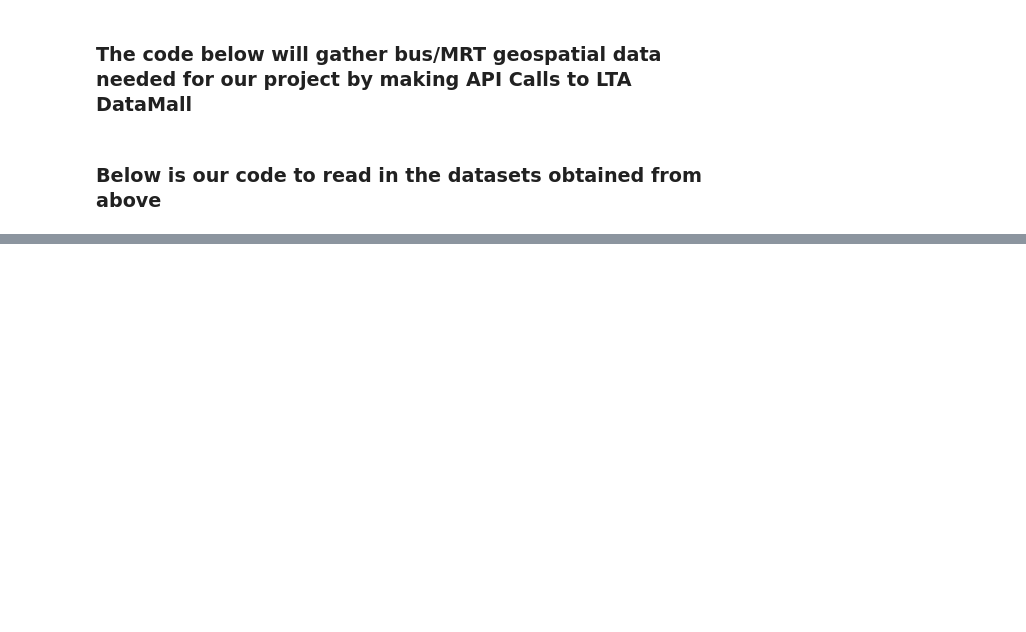
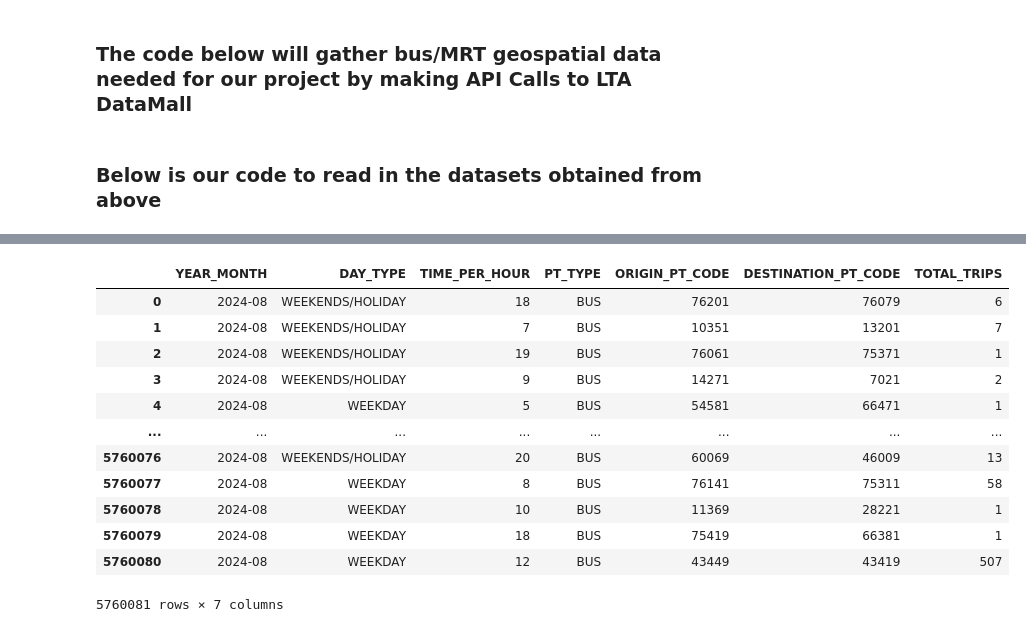
Before and after one commit to brandono7/DSA4264_Geospatial, a Jupyter notebook: Data Prepocessing.ipynb, the cells around one changed output, grey strips where cells are left out. Saved outputs shown, nothing was run; the diff lists cells and outputs as text; code cells hidden in the pictures; blank space fills up the shorter version.

```diff
--- a/Data Prepocessing.ipynb
+++ b/Data Prepocessing.ipynb
@@ -238,0 +287,16 @@ train_station_code = pd.read_excel('data/Train Station Codes and Chinese Names.x
+# %%
+passenger_vol_OD_bus_stops
+# %% [output]
+|  | YEAR_MONTH | DAY_TYPE | TIME_PER_HOUR | PT_TYPE | ORIGIN_PT_CODE | DESTINATION_PT_CODE | TOTAL_TRIPS |
+| 0 | 2024-08 | WEEKENDS/HOLIDAY | 18 | BUS | 76201 | 76079 | 6 |
+| 1 | 2024-08 | WEEKENDS/HOLIDAY | 7 | BUS | 10351 | 13201 | 7 |
+| 2 | 2024-08 | WEEKENDS/HOLIDAY | 19 | BUS | 76061 | 75371 | 1 |
+| 3 | 2024-08 | WEEKENDS/HOLIDAY | 9 | BUS | 14271 | 7021 | 2 |
+| 4 | 2024-08 | WEEKDAY | 5 | BUS | 54581 | 66471 | 1 |
+| ... | ... | ... | ... | ... | ... | ... | ... |
+| 5760076 | 2024-08 | WEEKENDS/HOLIDAY | 20 | BUS | 60069 | 46009 | 13 |
+| 5760077 | 2024-08 | WEEKDAY | 8 | BUS | 76141 | 75311 | 58 |
+| 5760078 | 2024-08 | WEEKDAY | 10 | BUS | 11369 | 28221 | 1 |
+| 5760079 | 2024-08 | WEEKDAY | 18 | BUS | 75419 | 66381 | 1 |
+| 5760080 | 2024-08 | WEEKDAY | 12 | BUS | 43449 | 43419 | 507 |
+5760081 rows × 7 columns
```
Also changed, not shown: parts of 6 cells of this notebook.
